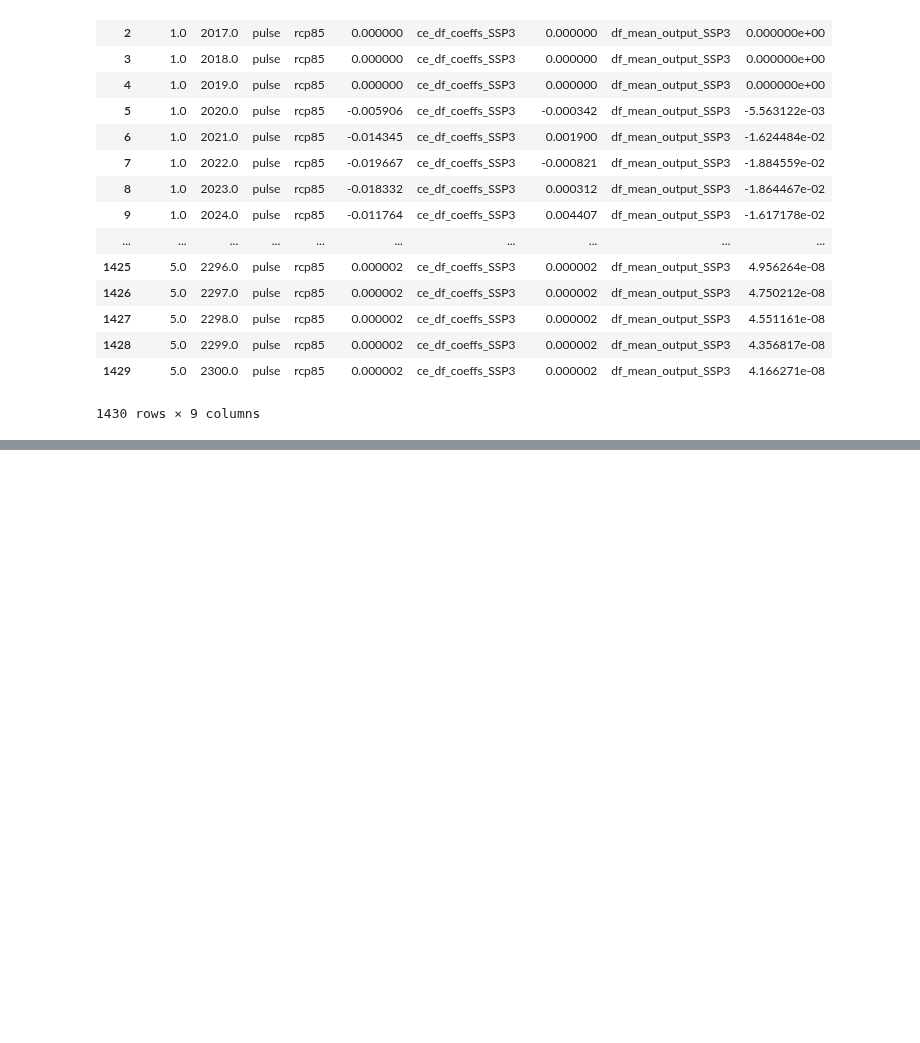
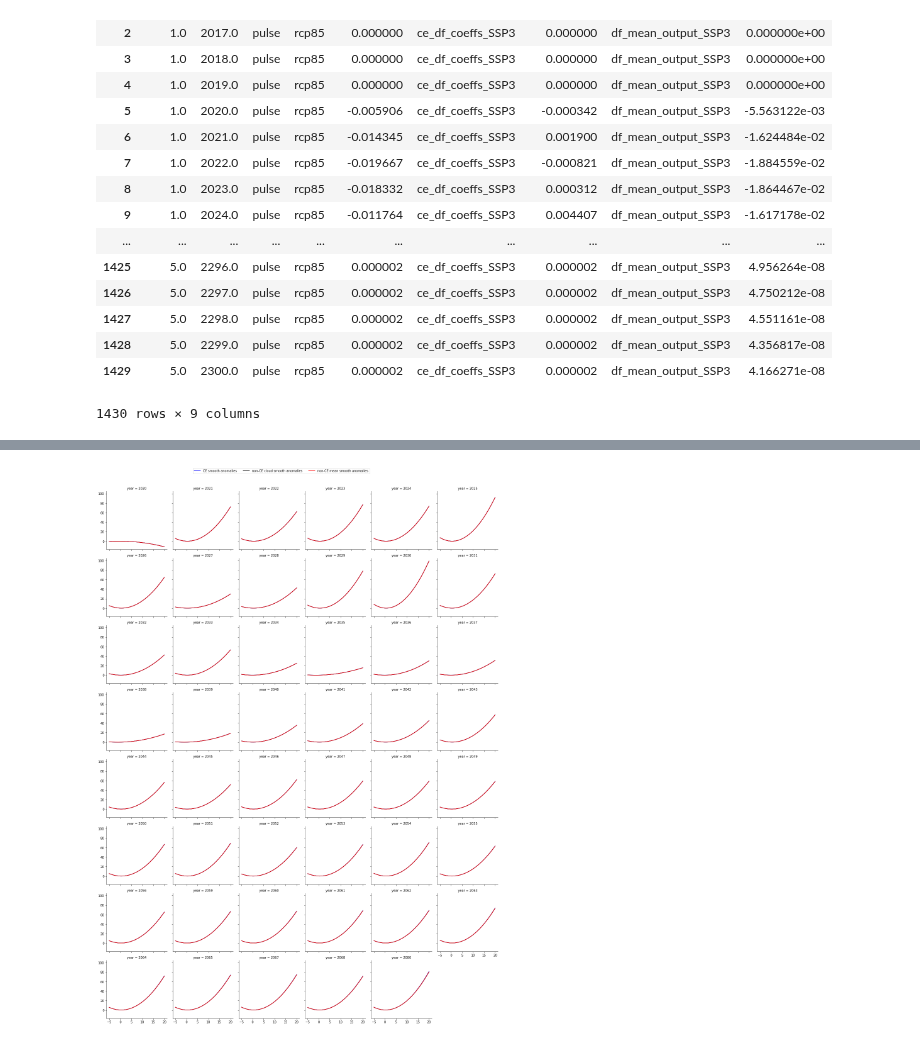
Before and after one commit to ClimateImpactLab/labor-code-release-2020, a Jupyter notebook: 4_post_projection/ce/2_scc/ce_og_SCC_comparison.ipynb, the cells around one changed output, grey strips where cells are left out. Drawn from its saved outputs; the diff is of its cells as text; code cells hidden in the pictures; blank space fills up the shorter version.

```diff
--- a/4_post_projection/ce/2_scc/ce_og_SCC_comparison.ipynb
+++ b/4_post_projection/ce/2_scc/ce_og_SCC_comparison.ipynb
@@ -71,0 +60,4 @@ array([2020., 2021., 2022., 2023., 2024., 2025., 2026., 2027., 2028.,
+# %%
+# generating a list of years where diff damages is negative
+years_low = damages.loc[damages.diff_damages < 0].year.unique()
+years_low
@@ -157,0 +144,8 @@ plt.legend()
+# %%
+# making the grid plot
+g = sns.FacetGrid(df1, col="year", col_wrap=6, sharey=True)
+g.map_dataframe(sns.lineplot, x='temp', y='ce_df_T', color = "blue", label="CE smooth anomalies").map_dataframe(sns.lineplot, x='temp', y='mc_sm_df_T', color = "k", label="non-CE cloud smooth anomalies").map_dataframe(sns.lineplot, x='temp', y='mc_col_sm_df_T', color = "red", label="non-CE mean smooth anomalies")
+lgd = plt.legend(bbox_to_anchor=(0,9.5), ncol=3)
+plt.savefig('/home/nsharma/repos/labor-code-release-2020/output/ce/smooth_anomalies_damage_func_comparison.pdf', format='pdf', bbox_extra_artists=(lgd,), bbox_inches='tight')
+# %% [output]
+[figure, added]
```
Also changed, not shown: parts of 20 cells of this notebook, 20 other files.
